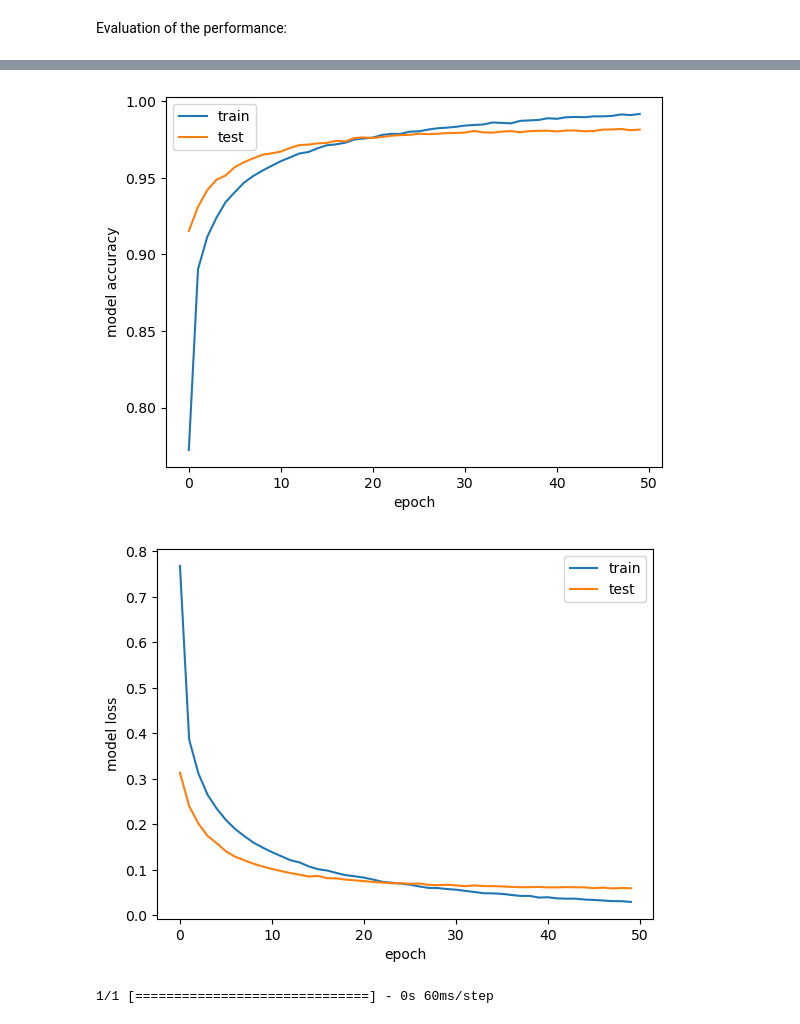
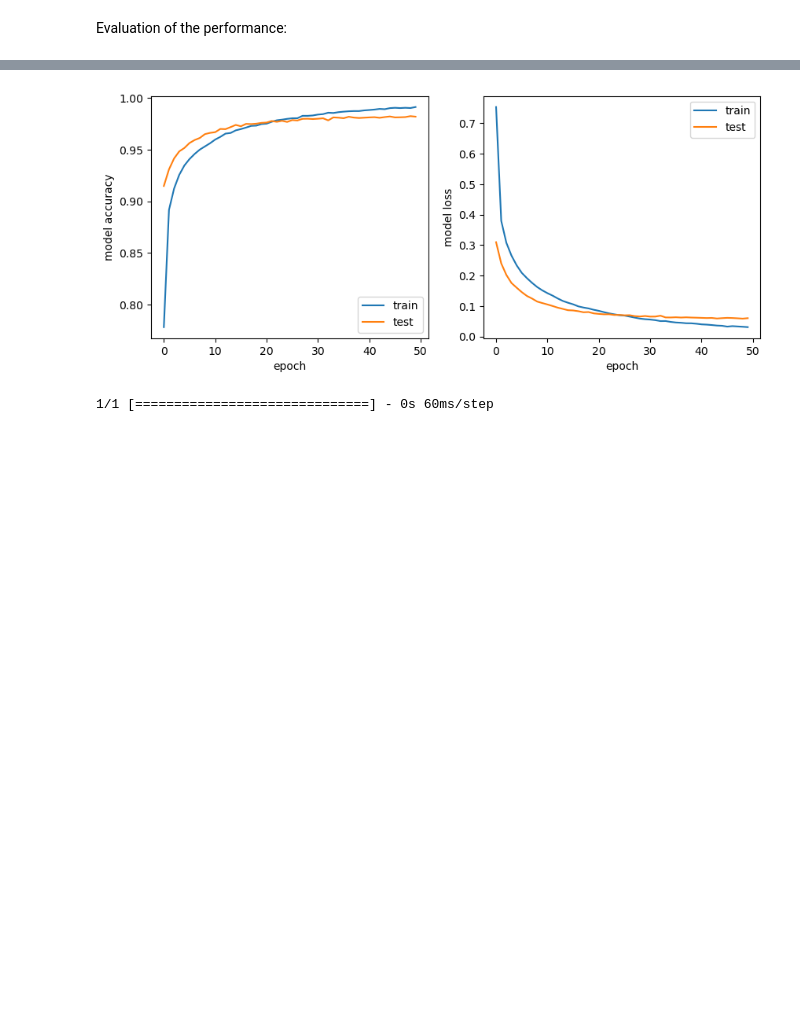
Before and after one commit to edoiannu/LSN_Exercises_Iannucci, a Jupyter notebook: Exercises_12/LSN_Exercises_12.ipynb, the cells around one changed output, grey strips where cells are left out. Drawn from its saved outputs; the diff is of its cells as text; code cells hidden in the pictures; blank space fills up the shorter version.

```diff
--- a/Exercises_12/LSN_Exercises_12.ipynb
+++ b/Exercises_12/LSN_Exercises_12.ipynb
@@ -147,7 +147,7 @@ def compile_model():
     model=create_DNN()
     # compile the model
     model.compile(loss=keras.losses.categorical_crossentropy,
-                  optimizer=SGD(),
+                  optimizer=Adagrad(),
                   metrics=['acc'])
     return model
 
@@ -423,19 +502,21 @@ print('Test accuracy:', score[1])
 
 # look into training history
 
+fig , (ax1, ax2) = plt.subplots(1,2,figsize=(10,4))
+
 # summarize history for accuracy
-plt.plot(history.history['acc'])
-plt.plot(history.history['val_acc'])
-plt.ylabel('model accuracy')
-plt.xlabel('epoch')
-plt.legend(['train', 'test'], loc='best')
-plt.show()
+ax1.plot(history.history['acc'])
+ax1.plot(history.history['val_acc'])
+ax1.set_ylabel('model accuracy')
+ax1.set_xlabel('epoch')
+ax1.legend(['train', 'test'], loc='best')
 
 # summarize history for loss
-plt.plot(history.history['loss'])
-plt.plot(history.history['val_loss'])
-plt.ylabel('model loss')
-plt.xlabel('epoch')
-plt.legend(['train', 'test'], loc='best')
+ax2.plot(history.history['loss'])
+ax2.plot(history.history['val_loss'])
+ax2.set_ylabel('model loss')
+ax2.set_xlabel('epoch')
+ax2.legend(['train', 'test'], loc='best')
+
 plt.show()
 # %% [output]
@@ -446,5 +527,4 @@ Test accuracy: 0.9847999811172485
-[figure, old version]
+[figure, new version]
-[figure, removed]
 # %%
 from PIL import Image
 
```
Also changed, not shown: parts of 9 cells of this notebook, 3 other files.
